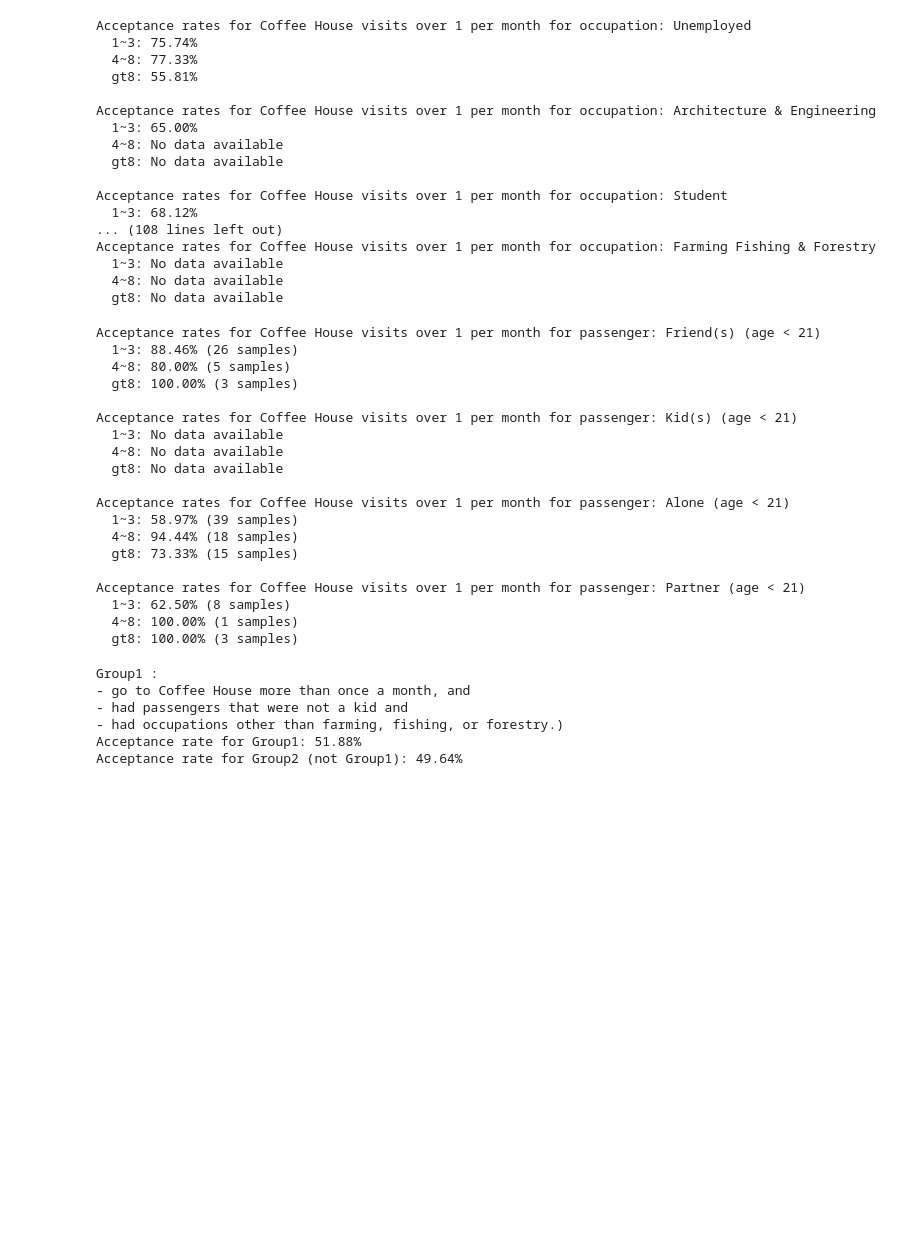
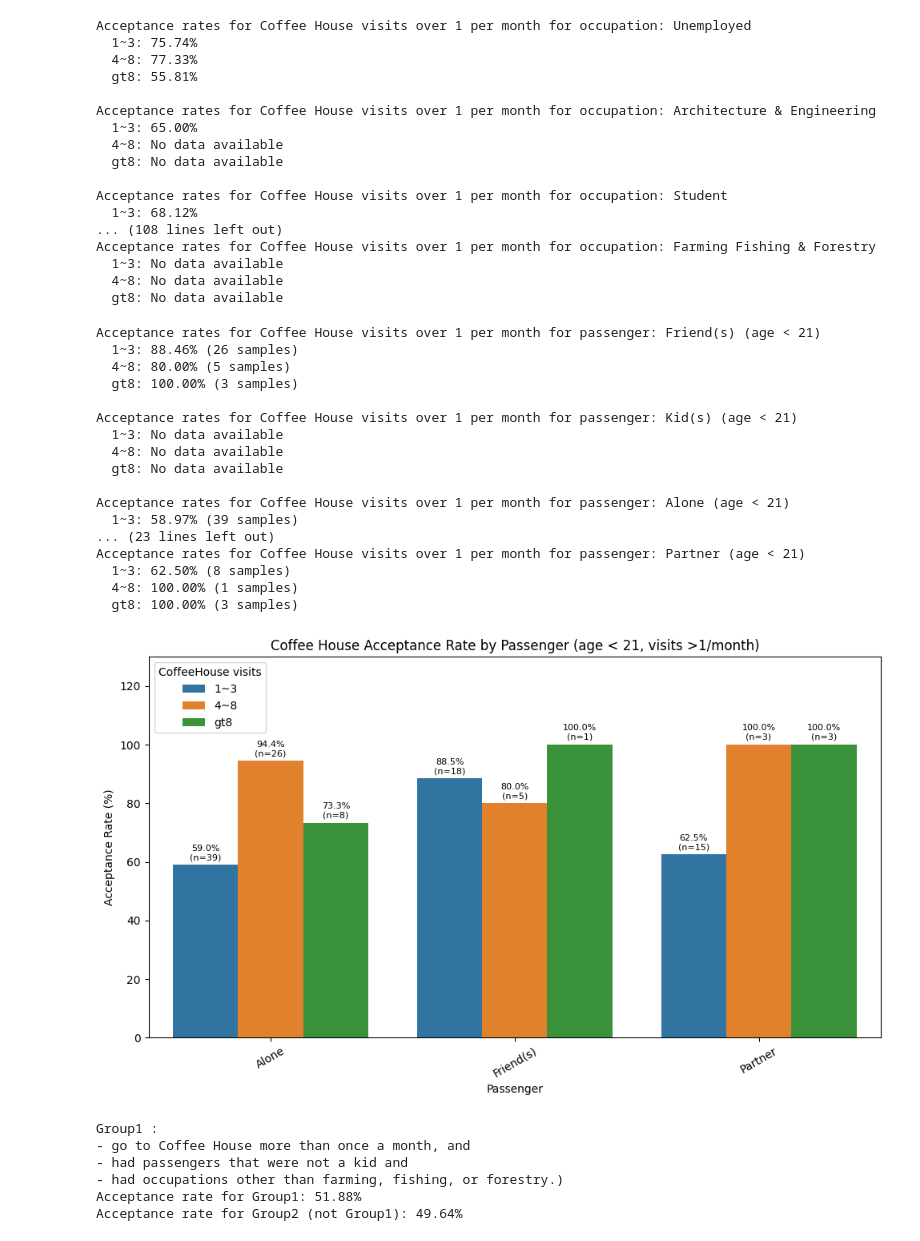
Before and after one commit to mrcfabbri/ucb_ml_ai_module_05, a Jupyter notebook: prompt.ipynb, the cells around one changed output. Drawn from its saved outputs; the diff is of its cells as text; code cells hidden in the pictures; blank space fills up the shorter version.

Commit message:
Update to align with evaluation criterias

```diff
--- a/prompt.ipynb
+++ b/prompt.ipynb
@@ -672,36 +672,103 @@ Acceptance rates for Coffee House visits over 1 per month for occupation: Farmin
 for passenger in data_select['passanger'].unique():
     print(f"\nAcceptance rates for Coffee House visits over 1 per month for passenger: {passenger} (age < 21)")
     for visit_freq in ['1~3','4~8', 'gt8']:
         subset = data_select[
             (data_select['CoffeeHouse'] == visit_freq) &
             (data_select['passanger'] == passenger) &
             (data_select['age'] < 21)
         ]
         if len(subset) > 0:
             acc = (subset['accepted_coupon'].sum() / len(subset)) * 100
             print(f"  {visit_freq}: {acc:.2f}% ({len(subset)} samples)")
         else:
             print(f"  {visit_freq}: No data available")
+
+# Give acceptance rate for each Coffee House. Break it down by passenger for age under 21.
+for passenger in data_select['passanger'].unique():
+    print(f"\nAcceptance rates for Coffee House visits over 1 per month for passenger: {passenger} (age < 21)")
+    for visit_freq in ['1~3','4~8', 'gt8']:
+        subset = data_select[
+            (data_select['CoffeeHouse'] == visit_freq) &
+            (data_select['passanger'] == passenger) &
+            (data_select['age'] < 21)
+        ]
+        if len(subset) > 0:
+            acc = (subset['accepted_coupon'].sum() / len(subset)) * 100
+            print(f"  {visit_freq}: {acc:.2f}% ({len(subset)} samples)")
+        else:
+            print(f"  {visit_freq}: No data available")
+
+
+# seaborn visualization: acceptance rate by passenger for age < 21 and CoffeeHouse visits > 1/month
+subset_young = data_select[
+    (data_select['age'] < 21) &
+    (data_select['CoffeeHouse'].isin(['1~3', '4~8', 'gt8']))
+].copy()
+
+if subset_young.empty:
+    print("No records for age < 21 with CoffeeHouse visit frequency in ['1~3','4~8','gt8'].")
+else:
+    pass_order = sorted(subset_young['passanger'].unique())
+    hue_order = ['1~3', '4~8', 'gt8']
+
+    grp = (
+        subset_young
+        .groupby(['passanger', 'CoffeeHouse'], as_index=False)['accepted_coupon']
+        .agg(accepted_pct='mean', n='count')
+    )
+    grp['accepted_pct'] = grp['accepted_pct'] * 100
+
+    # ensure all combinations appear (so bars align predictably)
+    idx = pd.MultiIndex.from_product([pass_order, hue_order], names=['passanger', 'CoffeeHouse'])
+    grp_full = grp.set_index(['passanger', 'CoffeeHouse']).reindex(idx, fill_value=0).reset_index()
+
+    plt.figure(figsize=(10, 6))
+    ax = sns.barplot(
+        data=grp_full,
+        x='passanger',
+        y='accepted_pct',
+        hue='CoffeeHouse',
+        order=pass_order,
+        hue_order=hue_order,
+        errorbar=None,
+        palette='tab10'
+    )
+    ax.set_title('Coffee House Acceptance Rate by Passenger (age < 21, visits >1/month)')
+    ax.set_xlabel('Passenger')
+    ax.set_ylabel('Acceptance Rate (%)')
+    ax.set_ylim(0, 130)
+    plt.xticks(rotation=30)
+
+    # annotate bars with acceptance % and sample size
+    for patch, row in zip(ax.patches, grp_full.itertuples(index=False)):
+        height = patch.get_height()
+        n = int(row.n)
+        ax.annotate(f"{height:.1f}%\n(n={n})",
+                    (patch.get_x() + patch.get_width() / 2, height),
+                    ha='center', va='bottom', fontsize=8, xytext=(0, 3), textcoords='offset points')
+
+    plt.legend(title='CoffeeHouse visits')
+    plt.tight_layout()
+    plt.show()
 # %% [output]
 Acceptance rates for Coffee House visits over 1 per month for passenger: Friend(s) (age < 21)
   1~3: 88.46% (26 samples)
   4~8: 80.00% (5 samples)
   gt8: 100.00% (3 samples)
 
 Acceptance rates for Coffee House visits over 1 per month for passenger: Kid(s) (age < 21)
   1~3: No data available
   4~8: No data available
   gt8: No data available
 
 Acceptance rates for Coffee House visits over 1 per month for passenger: Alone (age < 21)
   1~3: 58.97% (39 samples)
-  4~8: 94.44% (18 samples)
-  gt8: 73.33% (15 samples)
-
+... (23 lines left out)
 Acceptance rates for Coffee House visits over 1 per month for passenger: Partner (age < 21)
   1~3: 62.50% (8 samples)
   4~8: 100.00% (1 samples)
   gt8: 100.00% (3 samples)
+[figure, added]
 # %%
 # 5. Compare the acceptance rate between
 # - drivers who go to Coffee House more than once a month and had passengers that were not a kid
```
Also changed, not shown: parts of 2 cells of this notebook, 3 other files.
